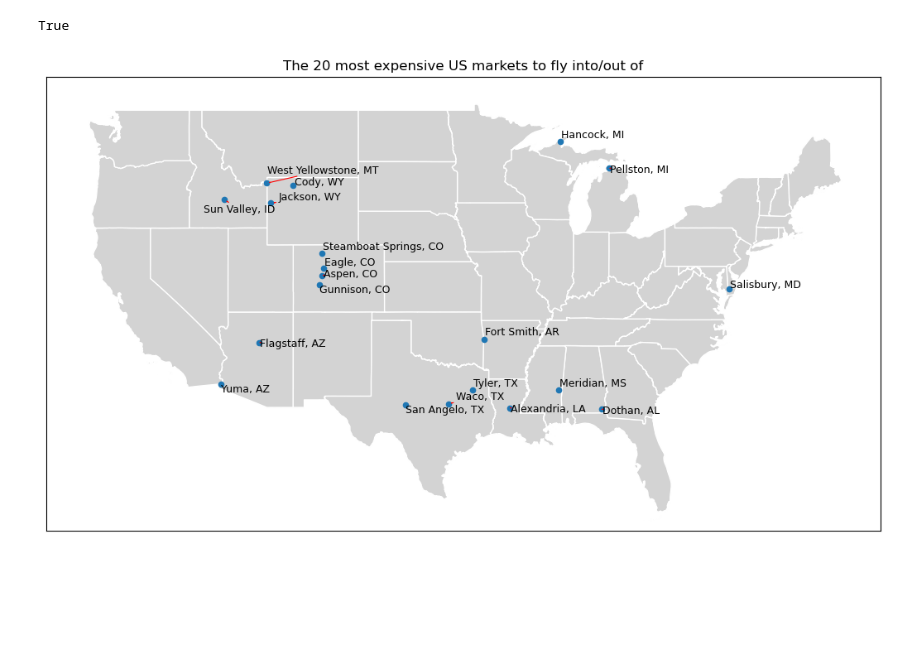
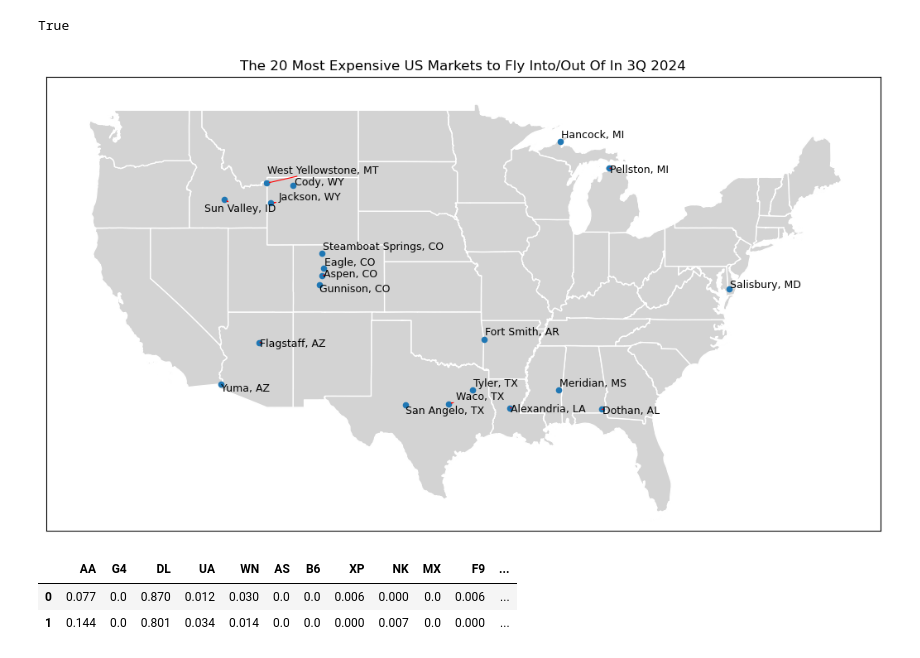
Before and after one commit to olublin/PDEW_Predict, a Jupyter notebook: PDEW_eda.ipynb, the cells around one changed output. Saved outputs shown, nothing was run; the diff lists cells and outputs as text; code cells hidden in the pictures; blank space fills up the shorter version.

Commit message:
working on airline/city matrix

```diff
--- a/PDEW_eda.ipynb
+++ b/PDEW_eda.ipynb
@@ -297,34 +297,34 @@ True
 # %%
 #plotting the 20 most expensive cities to fly into/out of
 data = avg_fare_gdf.head(20)
 fig, ax = plt.subplots(figsize = (13,16))
 
 usa_map.plot(
     ax = ax,
     color = 'lightgrey',
     edgecolor = 'white')
 
 data.plot(
     ax = plt.gca(),
     markersize = 20
 )
 ax.set_xlim(-128,-64)
 ax.set_ylim(24,51)
 
 ax.set_xticks([])
 ax.set_yticks([])
 
 #add labels for each citymarket. we can avoid overlap using adjustText.
 texts = []
 for x, y, cityname in zip(data['geometry'].x, data['geometry'].y, data['city']):        #zip lets us iterate over multiple iterables
     texts.append(ax.text(x,y,cityname,fontsize = 9))   #ax.text, unlike ax.annotate, simply assigns each string to its respective coords.
 
 adjust_text(texts, expand = (1,1), arrowprops = dict(arrowstyle='->', color = 'red', lw = 0.8))     #texts is a list of matplotlib.text.Text objects, which is the primary parameter for adjust_text.
 
 
-plt.title('The 20 most expensive US markets to fly into/out of')
+plt.title('The 20 Most Expensive US Markets to Fly Into/Out Of In 3Q 2024')
 plt.show()
 # %% [output]
-[figure, old version]
+[figure, new version]
 # %%
 #using the same df_merged dataframe, we can produce a dataframe showing the percent of routes each carrier has the largest market share on out of each of the 274 markets in the dataframe
@@ -330,0 +347,6 @@ plt.show()
+# %%
+city_matrix
+# %% [output]
+|  | AA | G4 | DL | UA | WN | AS | B6 | XP | NK | MX | F9 | ... |
+| 0 | 0.077 | 0.0 | 0.870 | 0.012 | 0.030 | 0.0 | 0.0 | 0.006 | 0.000 | 0.0 | 0.006 | ... |
+| 1 | 0.144 | 0.0 | 0.801 | 0.034 | 0.014 | 0.0 | 0.0 | 0.000 | 0.007 | 0.0 | 0.000 | ... |
```
Also changed, not shown: parts of 3 cells of this notebook.
